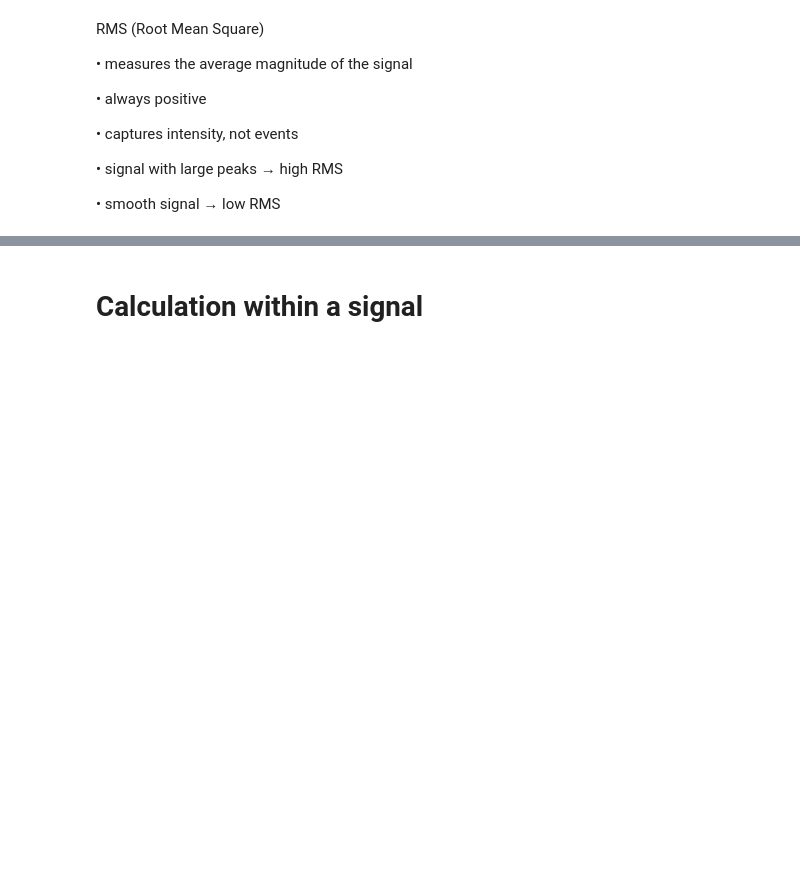
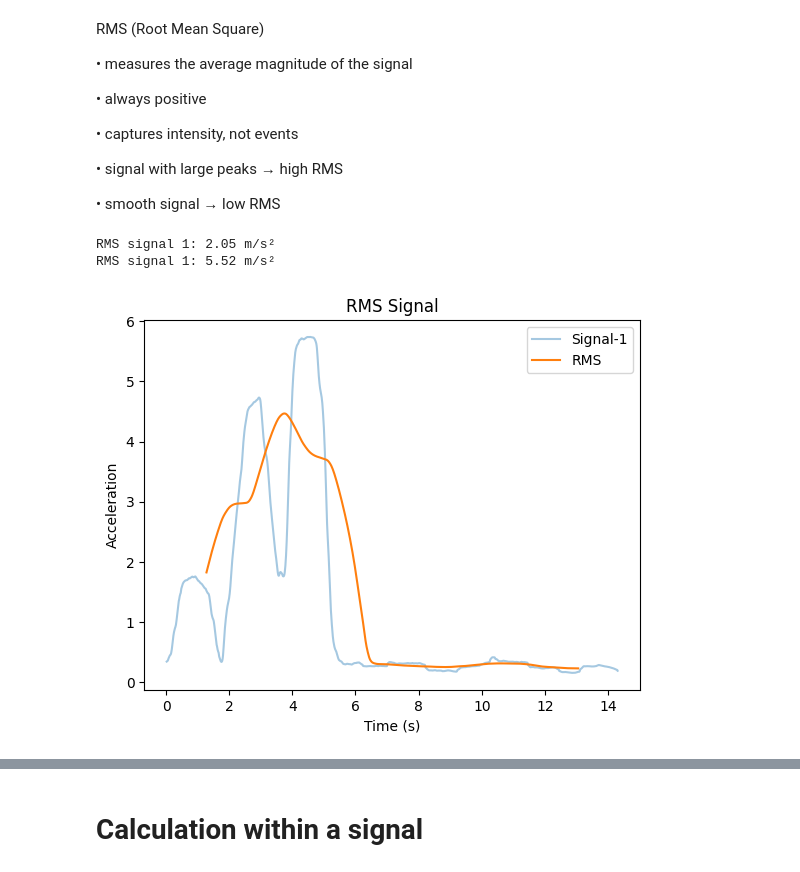
Before and after one commit to franciscotovar/wtd, a Jupyter notebook: Workshop3_From Idea to Measurement/Week7.ipynb, the cells around one changed output, grey strips where cells are left out. Cells and saved outputs as stored; diff of their text form; code cells hidden in the pictures; blank space fills up the shorter version.

```diff
--- a/Workshop3_From Idea to Measurement/Week7.ipynb
+++ b/Workshop3_From Idea to Measurement/Week7.ipynb
@@ -121,23 +170,32 @@ RMS  (Root Mean Square)
 # %%
 import numpy as np
 
 import numpy as np
 import pandas as pd
 import matplotlib.pyplot as plt
 
 # RMS global
 rms = np.sqrt(np.mean(acc_smooth**2))
-print("RMS:", rms)
+print(f"RMS signal 1: {rms:.2f} m/s²") ## f  -> floating-point decimal format # .2 display 3 digits after the decimal point
 
-# RMS en ventana
-window = 50  # samples
-rms_signal = np.sqrt(pd.Series(acc_smooth**2).rolling(window, center=True).mean())
+rms2 = np.sqrt(np.mean(acc_smooth2**2))
+print(f"RMS signal 1: {rms2:.2f} m/s²")
+
+
+# RMS in a selected window
+window = 250  # samples
+rms_signal1 = np.sqrt(pd.Series(acc_smooth**2).rolling(window, center=True).mean())
+
 
 # Plot
-plt.plot(t, acc_smooth, alpha=0.4, label='Signal')
-plt.plot(t, rms_signal, label='RMS')
+plt.plot(t, acc_smooth, alpha=0.4, label='Signal-1')
+plt.plot(t, rms_signal1, label='RMS')
 plt.xlabel('Time (s)')
 plt.ylabel('Acceleration')
 plt.title('RMS Signal')
 plt.legend()
 plt.show()
+# %% [output]
+RMS signal 1: 2.05 m/s²
+RMS signal 1: 5.52 m/s²
+[figure, added]
```
Also changed, not shown: parts of 16 cells of this notebook.
